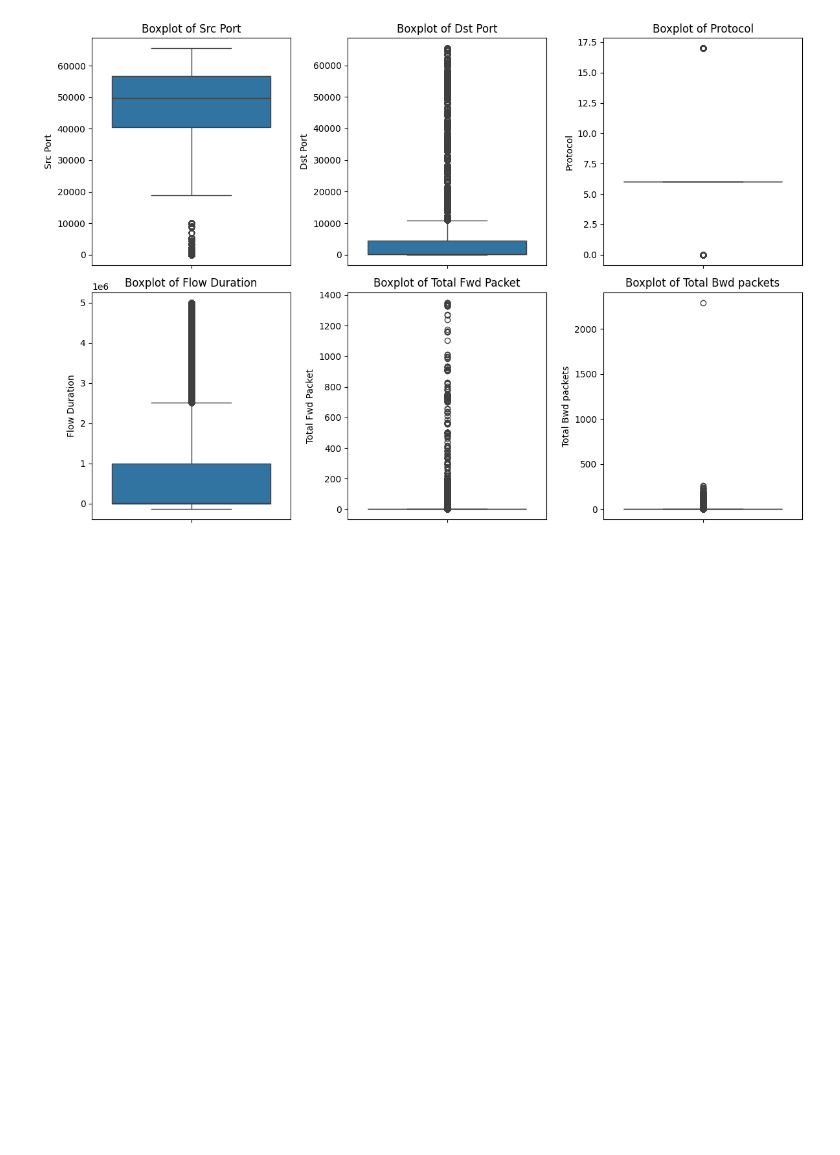
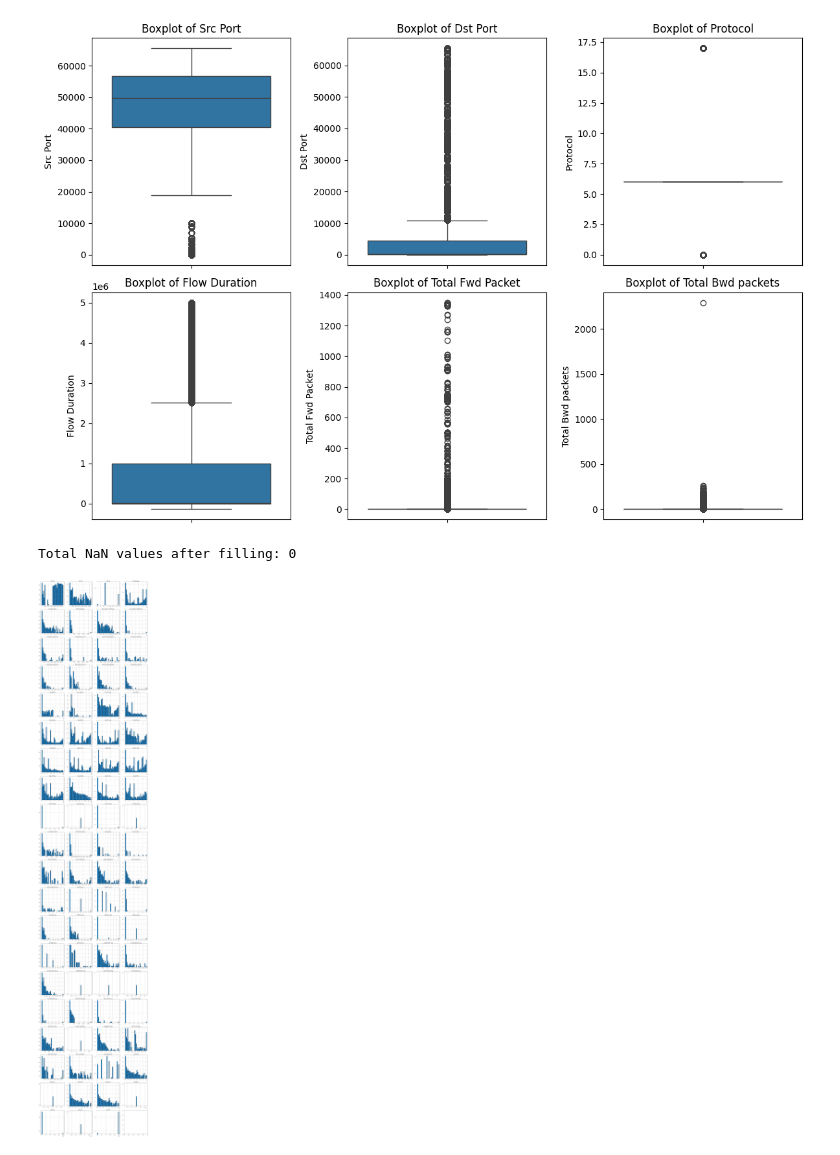
Before and after one commit to AbdulWahabBaluch2000/SCVIC-APT-2021-Training-, a Jupyter notebook: Untitled2.ipynb, the cells around one changed output. Drawn from its saved outputs; the diff is of its cells as text; code cells hidden in the pictures; blank space fills up the shorter version.

```diff
--- a/Untitled2.ipynb
+++ b/Untitled2.ipynb
@@ -407,3 +407,31 @@ plt.tight_layout()
 plt.show()
 # %% [output]
 [figure]
+# %%
+X.fillna(X.median(), inplace=True)
+print("Total NaN values after filling:", X.isna().sum().sum())  # Should be 0
+# %% [output]
+Total NaN values after filling: 0
+# %%
+import matplotlib.pyplot as plt
+
+# Set number of columns & rows for subplots
+num_features = len(X.columns)
+cols = 4  # Number of columns per row
+rows = (num_features // cols) + 1  # Adjust rows dynamically
+
+# Create figure
+fig, axes = plt.subplots(rows, cols, figsize=(20, rows * 5))
+axes = axes.flatten()  # Flatten to easily iterate
+
+# Loop through features and plot histograms
+for i, col in enumerate(X.columns):
+    X[col].hist(bins=30, edgecolor='black', ax=axes[i])
+    axes[i].set_title(col)  # Title as feature name
+    axes[i].set_yscale("log")  # Apply log scale to Y for better visibility
+
+# Adjust layout to prevent overlap
+plt.tight_layout()
+plt.show()
+# %% [output]
+[figure, added]
```
